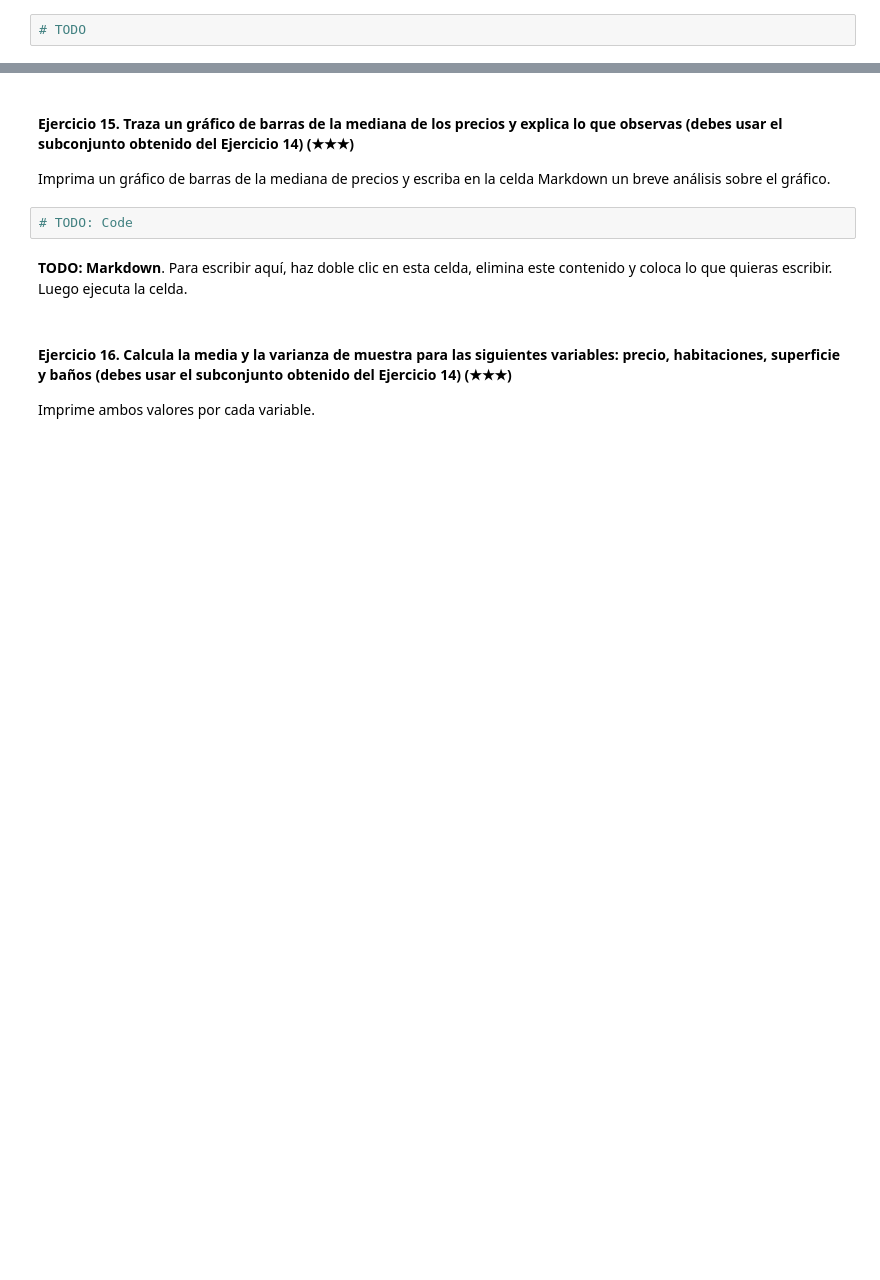
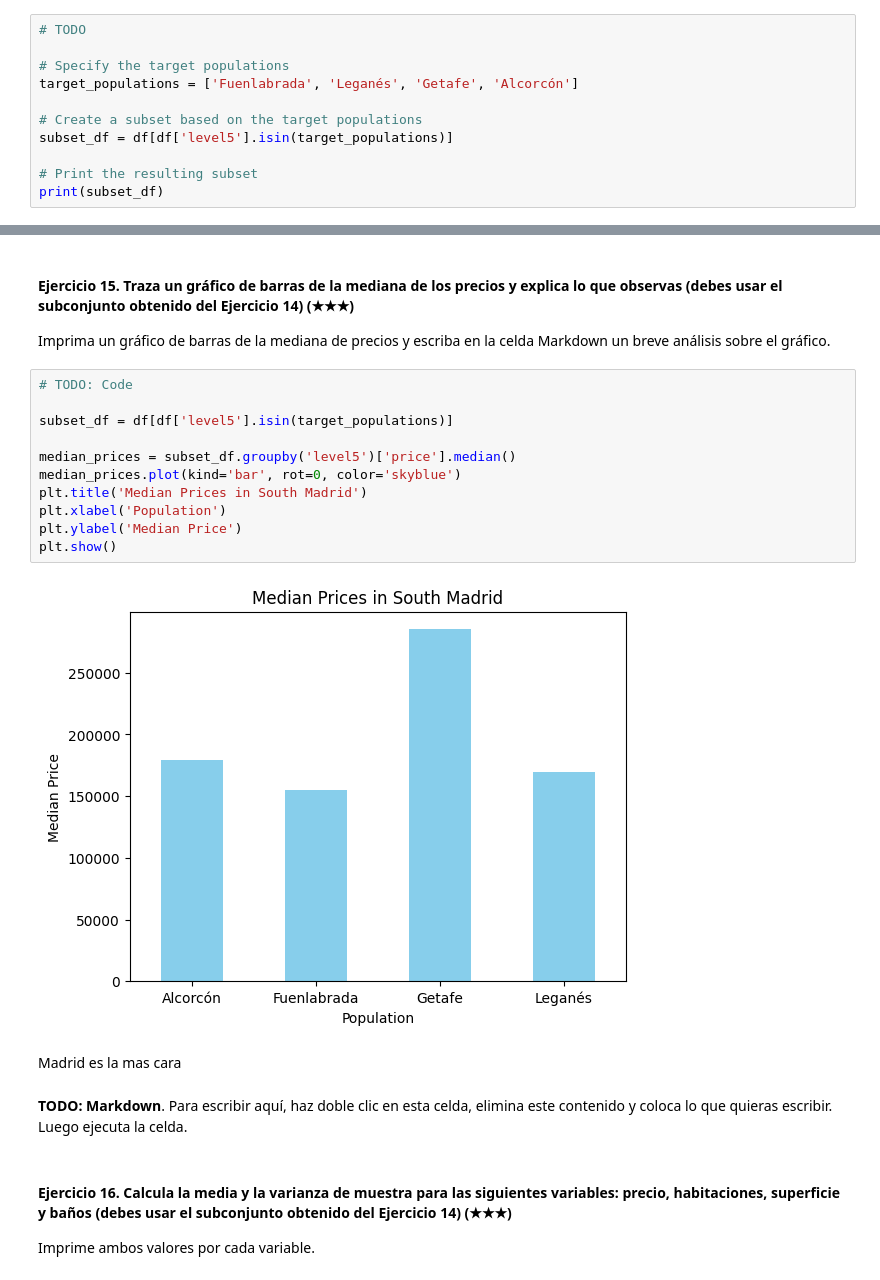
Before and after one commit to 4GeeksAcademy/Limpieza-de-datos_ErikCaly, a Jupyter notebook: project.es.ipynb, the cells around one changed output, grey strips where cells are left out. Drawn from its saved outputs; the diff is of its cells as text; blank space fills up the shorter version.

```diff
--- a/project.es.ipynb
+++ b/project.es.ipynb
@@ -209,3 +375,12 @@ Imprima la población y el número de casas.
 Pista: Filtra el DataFrame original usando la columna `level5` y la función `isin`.
 # %%
 # TODO
+
+# Specify the target populations
+target_populations = ['Fuenlabrada', 'Leganés', 'Getafe', 'Alcorcón']
+
+# Create a subset based on the target populations
+subset_df = df[df['level5'].isin(target_populations)]
+
+# Print the resulting subset
+print(subset_df)
@@ -215,6 +408,19 @@ Pista: Filtra el DataFrame original usando la columna `level5` y la función `is
 Imprima un gráfico de barras de la mediana de precios y escriba en la celda Markdown un breve análisis sobre el gráfico.
 # %%
 # TODO: Code
+
+subset_df = df[df['level5'].isin(target_populations)]
+
+median_prices = subset_df.groupby('level5')['price'].median()
+median_prices.plot(kind='bar', rot=0, color='skyblue')
+plt.title('Median Prices in South Madrid')
+plt.xlabel('Population')
+plt.ylabel('Median Price')
+plt.show()
+# %% [output]
+[figure, added]
+# %% [markdown]
+Madrid es la mas cara
 # %% [markdown]
 **TODO: Markdown**. Para escribir aquí, haz doble clic en esta celda, elimina este contenido y coloca lo que quieras escribir. Luego ejecuta la celda.
 # %% [markdown]
```
Also changed, not shown: parts of 23 cells of this notebook.
